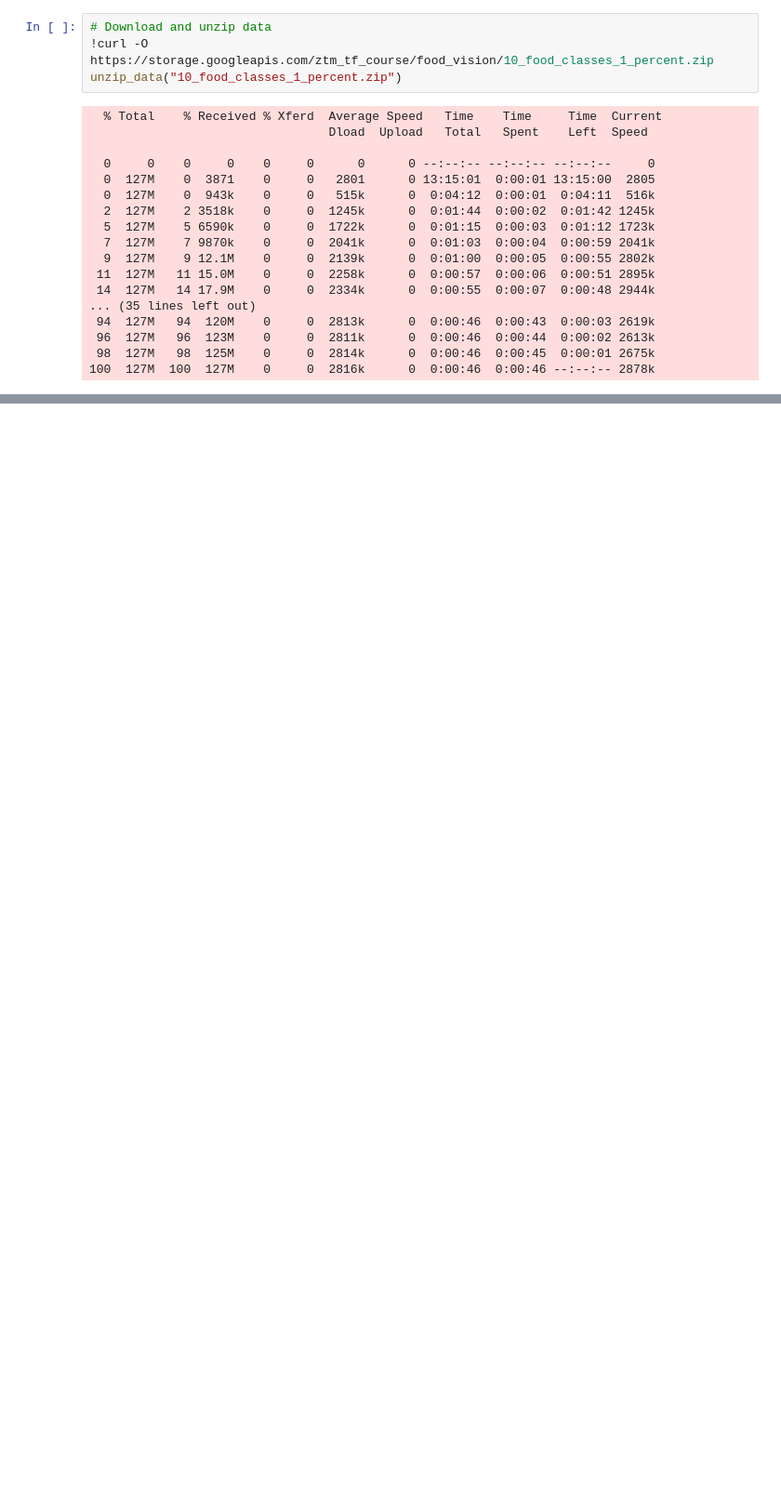
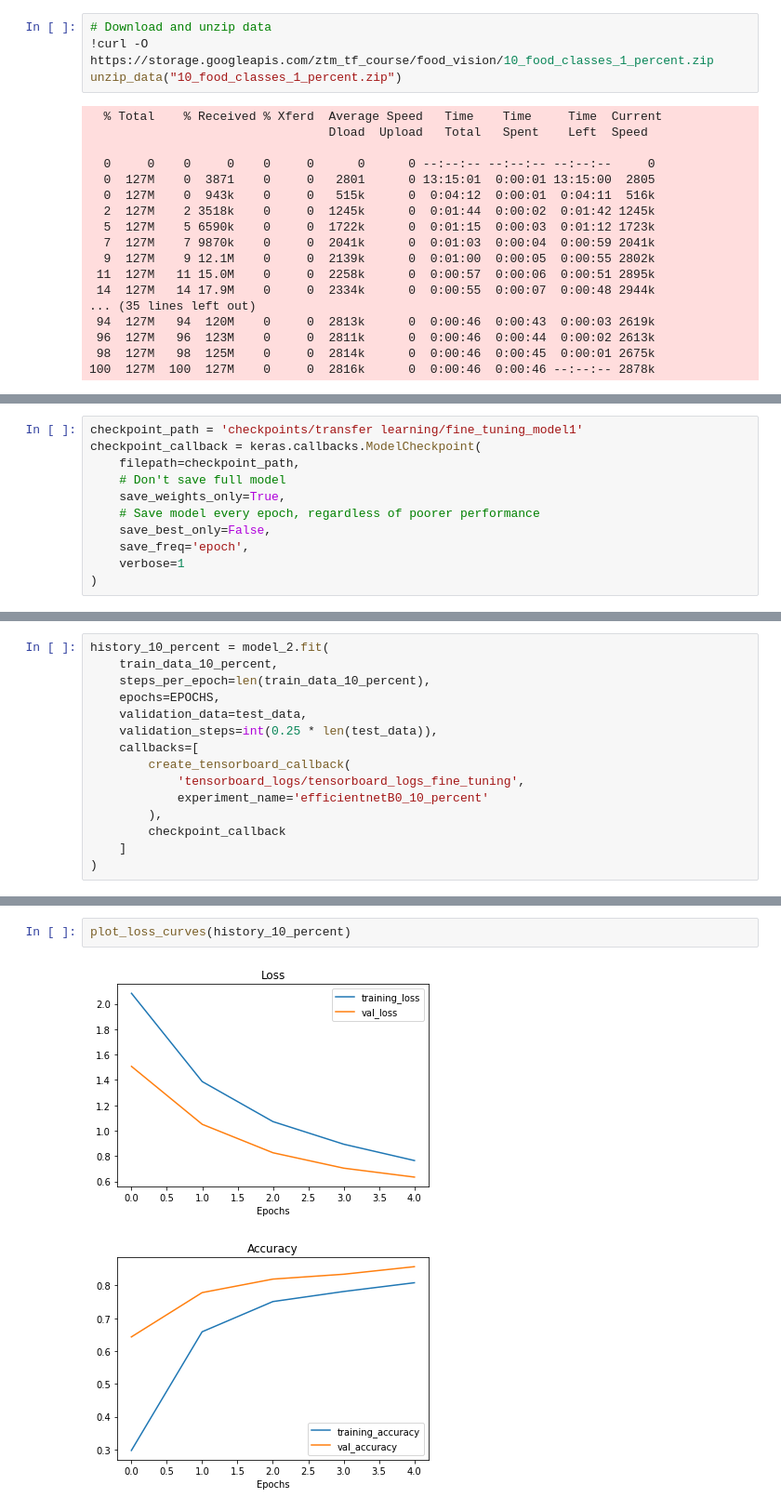
Before and after one commit to Ammar-Raneez/TF_Learning_ZTM, a Jupyter notebook: transfer-learning-fine-tuning.ipynb, the cells around one changed output, grey strips where cells are left out. Shown at 93% size. Cells and saved outputs as stored; diff of their text form; blank space fills up the shorter version.

Commit message:
train model 2 with checkpoints

```diff
--- a/transfer-learning-fine-tuning.ipynb
+++ b/transfer-learning-fine-tuning.ipynb
@@ -529,0 +558,11 @@ model
+# %%
+checkpoint_path = 'checkpoints/transfer learning/fine_tuning_model1'
+checkpoint_callback = keras.callbacks.ModelCheckpoint(
+    filepath=checkpoint_path,
+    # Don't save full model
+    save_weights_only=True,
+    # Save model every epoch, regardless of poorer performance
+    save_best_only=False,
+    save_freq='epoch',
+    verbose=1
+)
@@ -529,0 +571,15 @@ model
+# %%
+history_10_percent = model_2.fit(
+    train_data_10_percent,
+    steps_per_epoch=len(train_data_10_percent),
+    epochs=EPOCHS,
+    validation_data=test_data,
+    validation_steps=int(0.25 * len(test_data)),
+    callbacks=[
+        create_tensorboard_callback(
+            'tensorboard_logs/tensorboard_logs_fine_tuning',
+            experiment_name='efficientnetB0_10_percent'
+        ),
+        checkpoint_callback
+    ]
+)
@@ -529,0 +607,5 @@ model
+# %%
+plot_loss_curves(history_10_percent)
+# %% [output]
+[figure, added]
+[figure, added]
```
Also changed, not shown: parts of 45 cells of this notebook.
